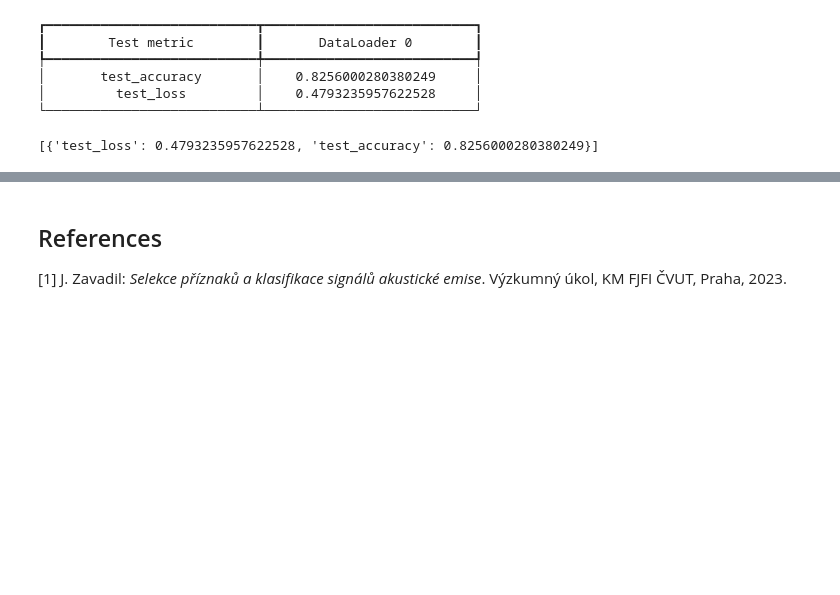
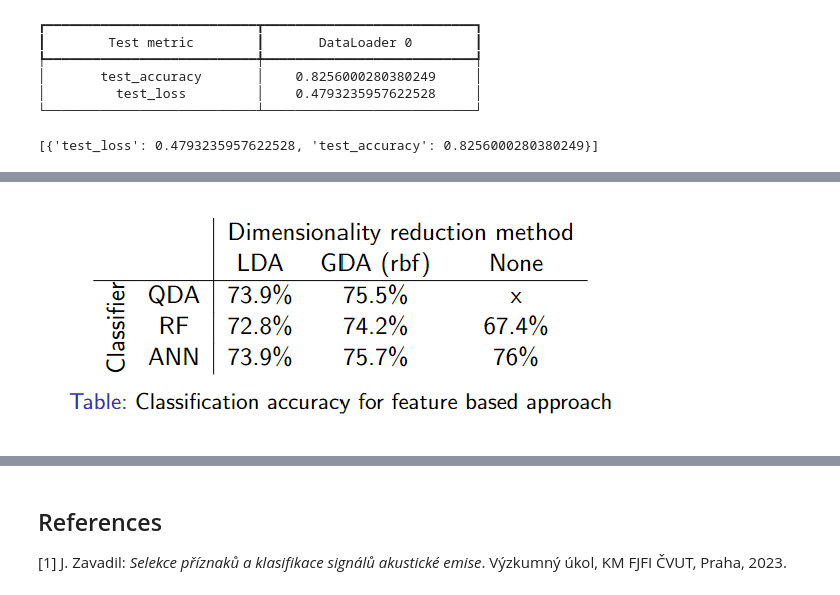
Before and after one commit to Strojove-uceni/23206-final-acoustic-emission-classification, a Jupyter notebook: AE_classificatio_demo.ipynb, the cells around one changed output, grey strips where cells are left out. Saved outputs shown, nothing was run; the diff lists cells and outputs as text; code cells hidden in the pictures; blank space fills up the shorter version.

```diff
--- a/AE_classificatio_demo.ipynb
+++ b/AE_classificatio_demo.ipynb
@@ -500,0 +500,4 @@ Luckily, thanks to [1], we can compare our results with a more traditional appro
+# %%
+display(Image('/content/23206-final-acoustic-emission-classification/Feature_tab.png'))
+# %% [output]
+[figure, added]
```
Also changed, not shown: parts of 4 cells of this notebook.
